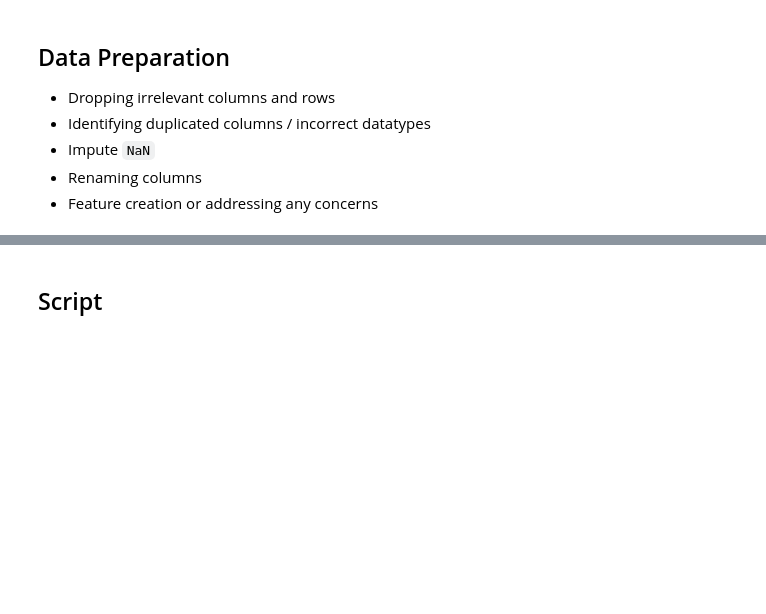
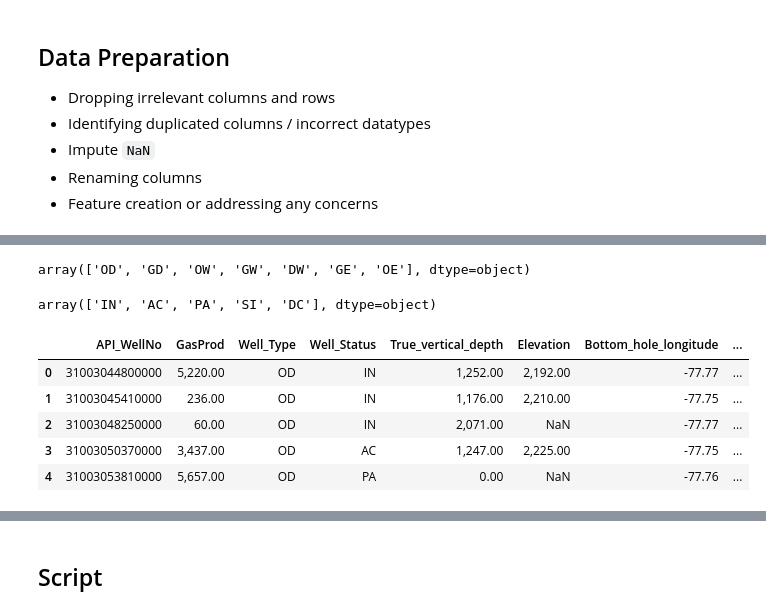
Before and after one commit to mrhussaink7/nys-gas-potential, a Jupyter notebook: code/data_preparation.ipynb, the cells around one changed output, grey strips where cells are left out. Cells and saved outputs as stored; diff of their text form; code cells hidden in the pictures; blank space fills up the shorter version.

```diff
--- a/code/data_preparation.ipynb
+++ b/code/data_preparation.ipynb
@@ -216,3 +154,4 @@ df[df['True_vertical_depth'] != df['Measured_depth']].shape
 # %%
-df[(df['Surface_Longitude'] != df['Bottom_hole_longitude']) & (df['Surface_latitude'] != df['Bottom_hole_latitude'])].shape
+df = df[(df['GasProd'].notnull()) & (df['GasProd'] > 0)].copy()
+df.info()
 # %% [output]
@@ -260,0 +176,53 @@ By combining these spatial coordinates and features with your target variable, y
+# %%
+df = df[
+    (df['Well_Type'] == 'OD') |
+    (df['Well_Type'] == 'GD') |
+    (df['Well_Type'] == 'DW') |
+    (df['Well_Type'] == 'OW') |
+    (df['Well_Type'] == 'GW') |
+    (df['Well_Type'] == 'OE') |
+    (df['Well_Type'] == 'DH') |
+    (df['Well_Type'] == 'GE')
+].copy()
+df['Well_Type'].unique()
+# %% [output]
+array(['OD', 'GD', 'OW', 'GW', 'DW', 'GE', 'OE'], dtype=object)
+# %%
+df = df[
+    (df['Well_Status'] == 'AC') |
+    (df['Well_Status'] == 'DC') |
+    (df['Well_Status'] == 'DD') |
+    (df['Well_Status'] == 'DG') |
+    (df['Well_Status'] == 'IN') |
+    (df['Well_Status'] == 'SI') |
+    (df['Well_Status'] == 'TA') |
+    (df['Well_Status'] == 'CO') |
+    (df['Well_Status'] == 'PB') |
+    (df['Well_Status'] == 'PM') |
+    (df['Well_Status'] == 'PA') |
+    (df['Well_Status'] == 'TR')
+].copy()
+df['Well_Status'].unique()
+# %% [output]
+array(['IN', 'AC', 'PA', 'SI', 'DC'], dtype=object)
+# %%
+df.sort_values('Year', ascending=False, inplace=True)
+df = df.groupby('API_WellNo').agg({
+    'GasProd': 'sum',
+    'Well_Type': lambda x: x.iloc[0],
+    'Well_Status': lambda x: x.iloc[0],
+    'True_vertical_depth': 'max',
+    'Elevation': lambda x: x.iloc[0],
+    'Bottom_hole_longitude': lambda x: x.iloc[0],
+    'Bottom_hole_latitude': lambda x: x.iloc[0],
+    'Producing_name': lambda x: x.iloc[0],
+    'Producing_formation': lambda x: x.iloc[0],
+}).reset_index().copy()
+df.head()
+# %% [output]
+|  | API_WellNo | GasProd | Well_Type | Well_Status | True_vertical_depth | Elevation | Bottom_hole_longitude | ... |
+| 0 | 31003044800000 | 5,220.00 | OD | IN | 1,252.00 | 2,192.00 | -77.77 | ... |
+| 1 | 31003045410000 | 236.00 | OD | IN | 1,176.00 | 2,210.00 | -77.75 | ... |
+| 2 | 31003048250000 | 60.00 | OD | IN | 2,071.00 | NaN | -77.77 | ... |
+| 3 | 31003050370000 | 3,437.00 | OD | AC | 1,247.00 | 2,225.00 | -77.75 | ... |
+| 4 | 31003053810000 | 5,657.00 | OD | PA | 0.00 | NaN | -77.76 | ... |
```
Also changed, not shown: parts of 20 cells of this notebook, 2 other files.
